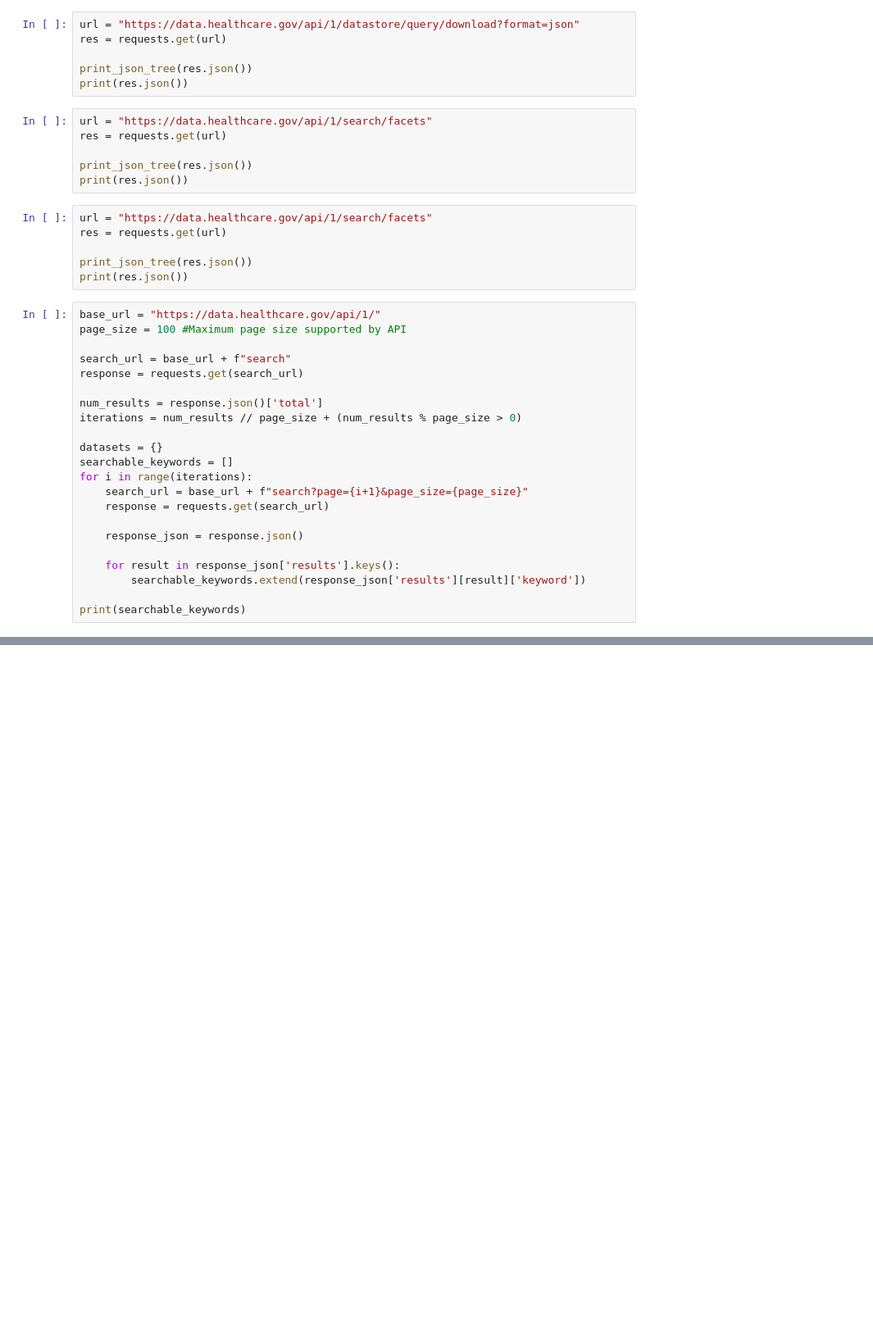
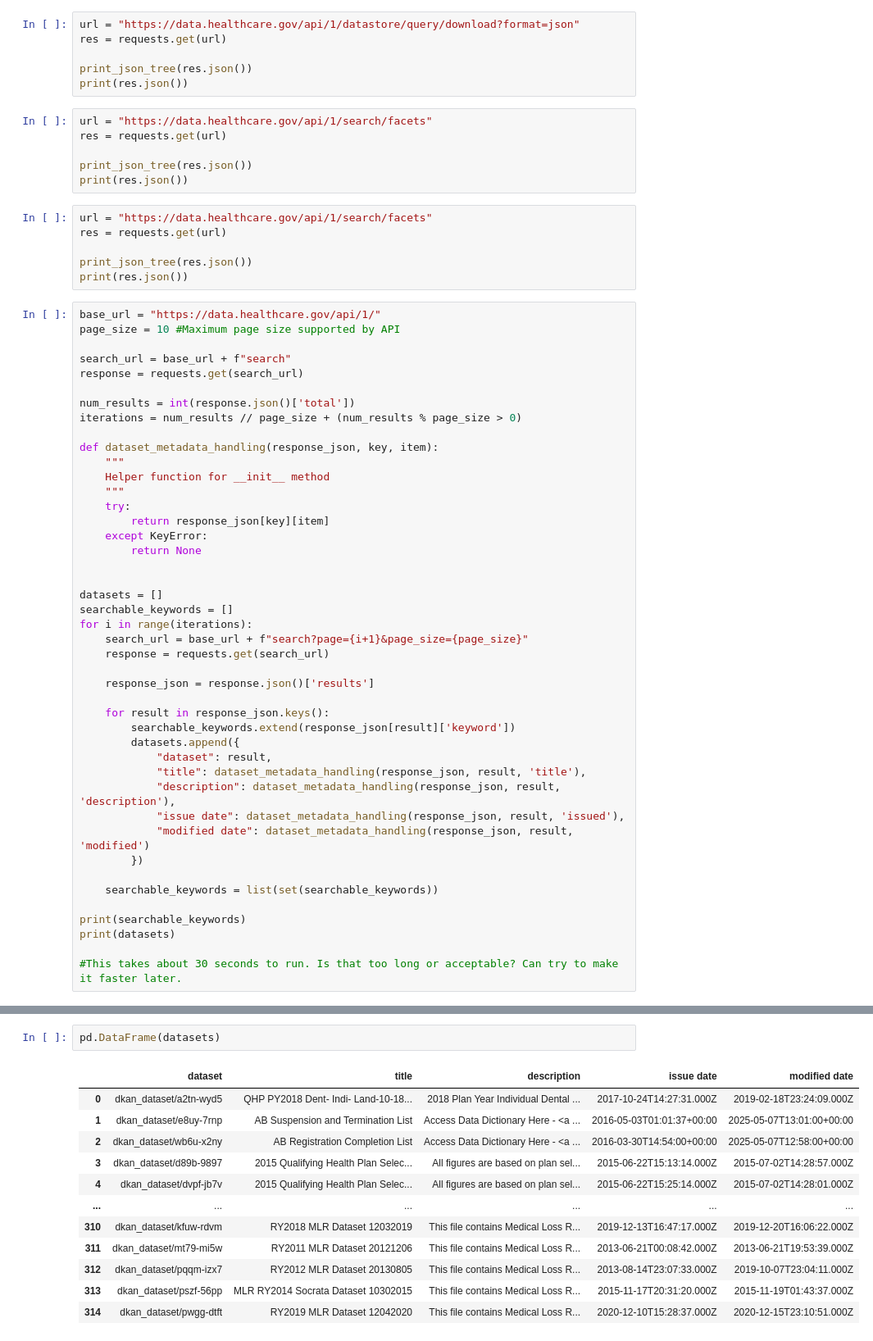
Before and after one commit to KnightLizard/HealthCare-API-Wrapper, a Jupyter notebook: healthcarepy/notebooks/constructing.ipynb, the cells around one changed output, grey strips where cells are left out. Shown: that part at 82% size. Drawn from its saved outputs; the diff is of its cells as text; blank space fills up the shorter version.

Commit message:
Create .gitignore file just in case it's needed. Instantiated Object to hold dataset information from API

```diff
--- a/healthcarepy/notebooks/constructing.ipynb
+++ b/healthcarepy/notebooks/constructing.ipynb
@@ -50,23 +48,45 @@ print_json_tree(res.json())
 print(res.json())
 # %%
 base_url = "https://data.healthcare.gov/api/1/"
-page_size = 100 #Maximum page size supported by API
+page_size = 10 #Maximum page size supported by API
 
 search_url = base_url + f"search"
 response = requests.get(search_url)
 
-num_results = response.json()['total']
+num_results = int(response.json()['total'])
 iterations = num_results // page_size + (num_results % page_size > 0)
 
-datasets = {}
+def dataset_metadata_handling(response_json, key, item):
+    """
+    Helper function for __init__ method
+    """
+    try:
+        return response_json[key][item]
+    except KeyError:
+        return None
+
+
+datasets = []
 searchable_keywords = []
 for i in range(iterations):
     search_url = base_url + f"search?page={i+1}&page_size={page_size}"
     response = requests.get(search_url)
 
-    response_json = response.json()
+    response_json = response.json()['results']
 
-    for result in response_json['results'].keys():
-        searchable_keywords.extend(response_json['results'][result]['keyword'])
+    for result in response_json.keys():
+        searchable_keywords.extend(response_json[result]['keyword'])
+        datasets.append({
+            "dataset": result,
+            "title": dataset_metadata_handling(response_json, result, 'title'),
+            "description": dataset_metadata_handling(response_json, result, 'description'),
+            "issue date": dataset_metadata_handling(response_json, result, 'issued'),
+            "modified date": dataset_metadata_handling(response_json, result, 'modified')
+        })
+
+    searchable_keywords = list(set(searchable_keywords))
 
 print(searchable_keywords)
+print(datasets)
+
+#This takes about 30 seconds to run. Is that too long or acceptable? Can try to make it faster later.
@@ -72,0 +96,15 @@ print(searchable_keywords)
+# %%
+pd.DataFrame(datasets)
+# %% [output]
+|  | dataset | title | description | issue date | modified date |
+| 0 | dkan_dataset/a2tn-wyd5 | QHP PY2018 Dent- Indi- Land-10-18... | 2018 Plan Year Individual Dental ... | 2017-10-24T14:27:31.000Z | 2019-02-18T23:24:09.000Z |
+| 1 | dkan_dataset/e8uy-7rnp | AB Suspension and Termination List | Access Data Dictionary Here - <a ... | 2016-05-03T01:01:37+00:00 | 2025-05-07T13:01:00+00:00 |
+| 2 | dkan_dataset/wb6u-x2ny | AB Registration Completion List | Access Data Dictionary Here - <a ... | 2016-03-30T14:54:00+00:00 | 2025-05-07T12:58:00+00:00 |
+| 3 | dkan_dataset/d89b-9897 | 2015 Qualifying Health Plan Selec... | All figures are based on plan sel... | 2015-06-22T15:13:14.000Z | 2015-07-02T14:28:57.000Z |
+| 4 | dkan_dataset/dvpf-jb7v | 2015 Qualifying Health Plan Selec... | All figures are based on plan sel... | 2015-06-22T15:25:14.000Z | 2015-07-02T14:28:01.000Z |
+| ... | ... | ... | ... | ... | ... |
+| 310 | dkan_dataset/kfuw-rdvm | RY2018 MLR Dataset 12032019 | This file contains Medical Loss R... | 2019-12-13T16:47:17.000Z | 2019-12-20T16:06:22.000Z |
+| 311 | dkan_dataset/mt79-mi5w | RY2011 MLR Dataset 20121206 | This file contains Medical Loss R... | 2013-06-21T00:08:42.000Z | 2013-06-21T19:53:39.000Z |
+| 312 | dkan_dataset/pqqm-izx7 | RY2012 MLR Dataset 20130805 | This file contains Medical Loss R... | 2013-08-14T23:07:33.000Z | 2019-10-07T23:04:11.000Z |
+| 313 | dkan_dataset/pszf-56pp | MLR RY2014 Socrata Dataset 10302015 | This file contains Medical Loss R... | 2015-11-17T20:31:20.000Z | 2015-11-19T01:43:37.000Z |
+| 314 | dkan_dataset/pwgg-dtft | RY2019 MLR Dataset 12042020 | This file contains Medical Loss R... | 2020-12-10T15:28:37.000Z | 2020-12-15T23:10:51.000Z |
```
Also changed, not shown: parts of 4 cells of this notebook, 2 other files.
